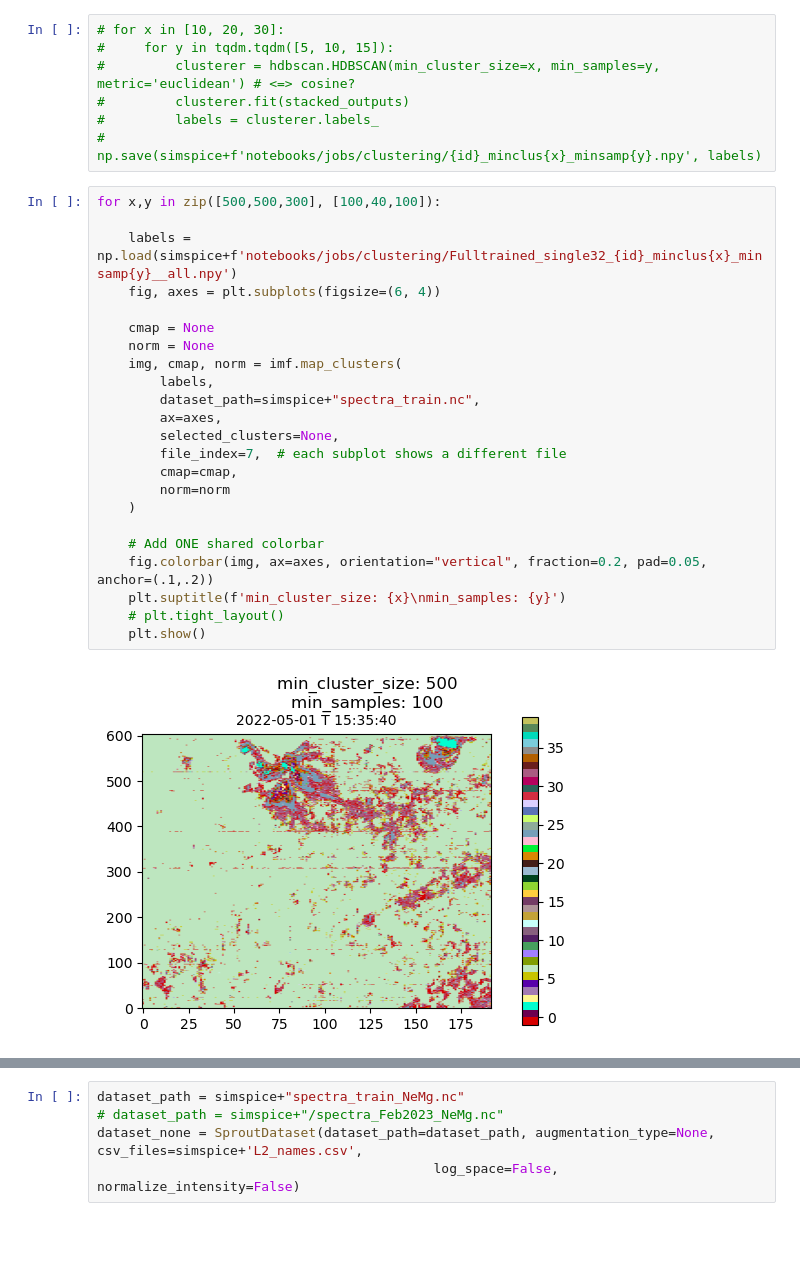
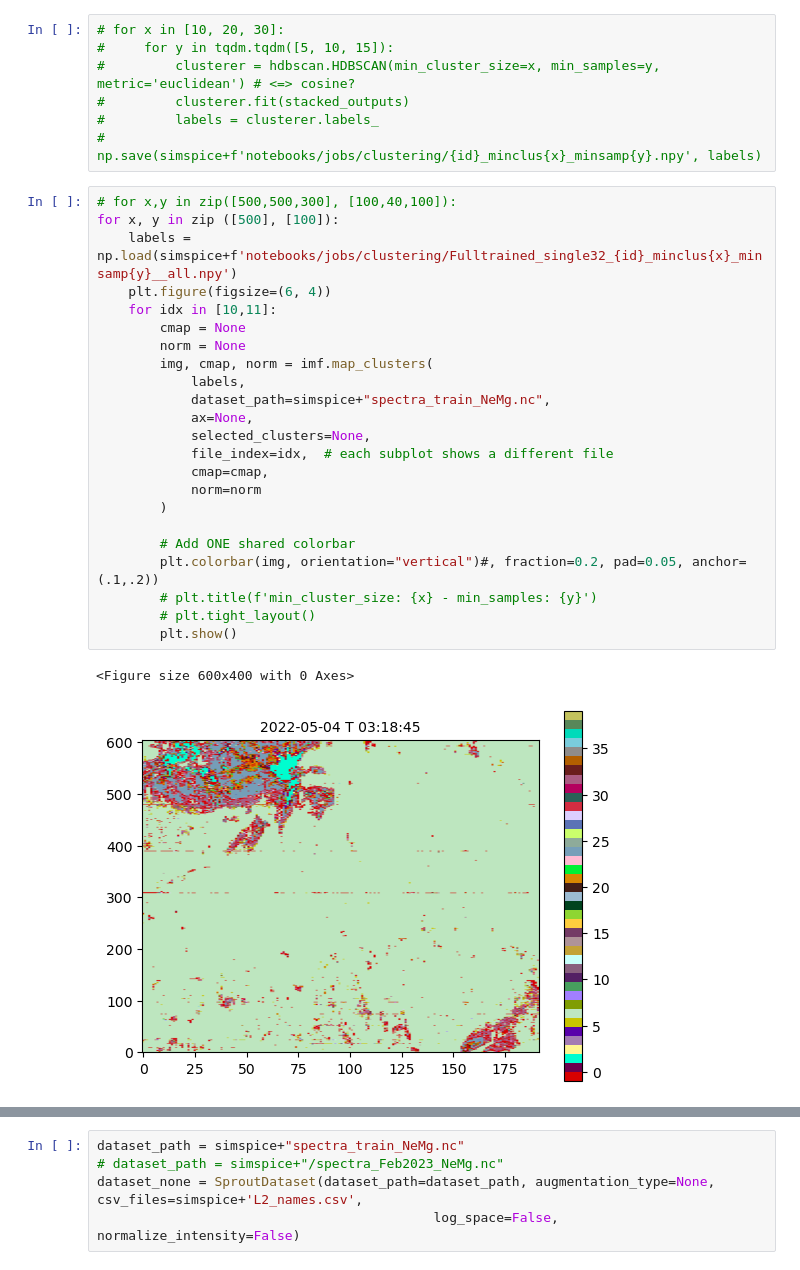
Before and after one commit to taniavsn/SimSPICE, a Jupyter notebook: notebooks/clustering_single_NeMg.ipynb, the cells around one changed output, grey strips where cells are left out. Saved outputs shown, nothing was run; the diff lists cells and outputs as text; blank space fills up the shorter version.

Commit message:
add script py training

```diff
--- a/notebooks/clustering_single_NeMg.ipynb
+++ b/notebooks/clustering_single_NeMg.ipynb
@@ -40,27 +47,28 @@ stacked_outputs = np.load(simspice+f'notebooks/jobs/model_outputs/stacked_output
 #         labels = clusterer.labels_
 #         np.save(simspice+f'notebooks/jobs/clustering/{id}_minclus{x}_minsamp{y}.npy', labels)
 # %%
-for x,y in zip([500,500,300], [100,40,100]):
+# for x,y in zip([500,500,300], [100,40,100]):
+for x, y in zip ([500], [100]):
+    labels = np.load(simspice+f'notebooks/jobs/clustering/Fulltrained_single32_{id}_minclus{x}_minsamp{y}__all.npy')
+    plt.figure(figsize=(6, 4))
+    for idx in [10,11]:
+        cmap = None
+        norm = None
+        img, cmap, norm = imf.map_clusters(
+            labels,
+            dataset_path=simspice+"spectra_train_NeMg.nc",
+            ax=None,
+            selected_clusters=None,
+            file_index=idx,  # each subplot shows a different file
+            cmap=cmap,
+            norm=norm
+        )
 
-    labels = np.load(simspice+f'notebooks/jobs/clustering/Fulltrained_single32_{id}_minclus{x}_minsamp{y}__all.npy')
-    fig, axes = plt.subplots(figsize=(6, 4))
-
-    cmap = None
-    norm = None
-    img, cmap, norm = imf.map_clusters(
-        labels,
-        dataset_path=simspice+"spectra_train.nc",
-        ax=axes,
-        selected_clusters=None,
-        file_index=7,  # each subplot shows a different file
-        cmap=cmap,
-        norm=norm
-    )
-
-    # Add ONE shared colorbar
-    fig.colorbar(img, ax=axes, orientation="vertical", fraction=0.2, pad=0.05, anchor=(.1,.2))
-    plt.suptitle(f'min_cluster_size: {x}\nmin_samples: {y}')
-    # plt.tight_layout()
-    plt.show()
+        # Add ONE shared colorbar
+        plt.colorbar(img, orientation="vertical")#, fraction=0.2, pad=0.05, anchor=(.1,.2))
+        # plt.title(f'min_cluster_size: {x} - min_samples: {y}')
+        # plt.tight_layout()
+        plt.show()
 # %% [output]
+<Figure size 600x400 with 0 Axes>
-[figure, old version]
+[figure, new version]
```
Also changed, not shown: parts of 16 cells of this notebook, 5 other files.
